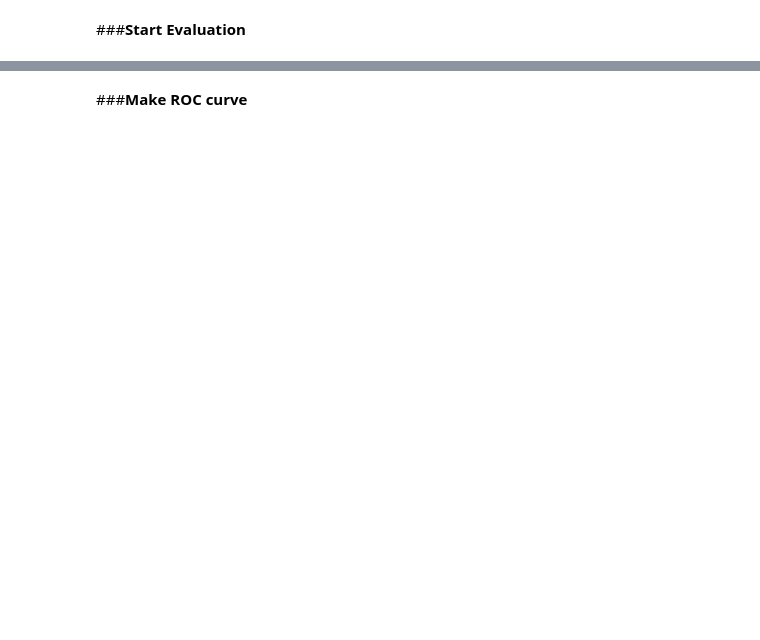
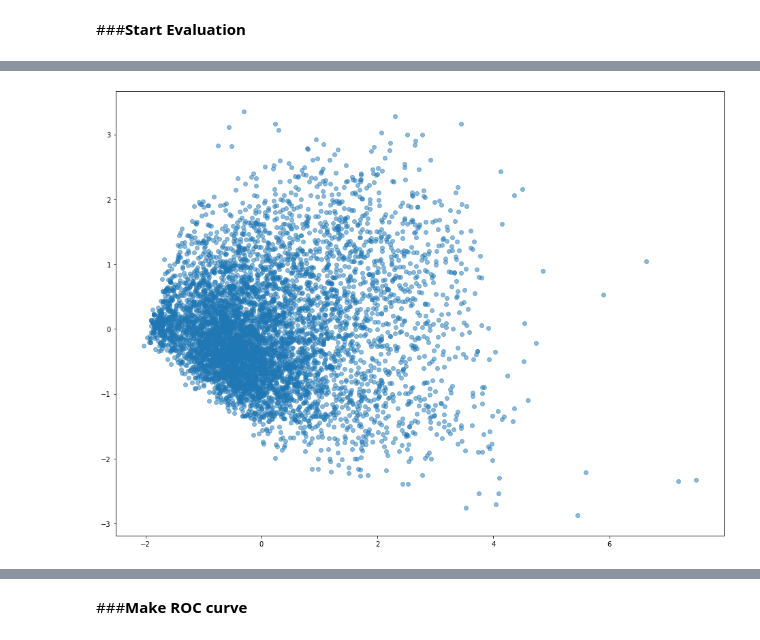
Before and after one commit to deepakshb/dsl2020-ppis, a Jupyter notebook: PPI_Yeast_Implementatio.ipynb, the cells around one changed output, grey strips where cells are left out. Saved outputs shown, nothing was run; the diff lists cells and outputs as text; code cells hidden in the pictures; blank space fills up the shorter version.

```diff
--- a/PPI_Yeast_Implementatio.ipynb
+++ b/PPI_Yeast_Implementatio.ipynb
@@ -339,0 +359,16 @@ epoch = 20/20 - loss = 0.3705 roc_auc_score = 0.9164 val_loss = 0.4069 val_roc_a
+# %%
+embed = embed.detach().to("cpu").numpy()
+# %%
+pca = PCA(n_components=2)
+X_transformed = pca.fit_transform(embed)
+# %%
+plt.figure(figsize=(16, 12))
+plt.scatter(
+    X_transformed[:, 0],
+    X_transformed[:, 1],
+    #c=np.where(link_labels_train == 1, "b", "r"),
+    alpha=0.5
+)
+plt.savefig('/content/drive/My Drive/Colab Notebooks/DSLab/eval/images/emb.jpeg')
+# %% [output]
+[figure, added]
```
Also changed, not shown: parts of 24 cells of this notebook.
